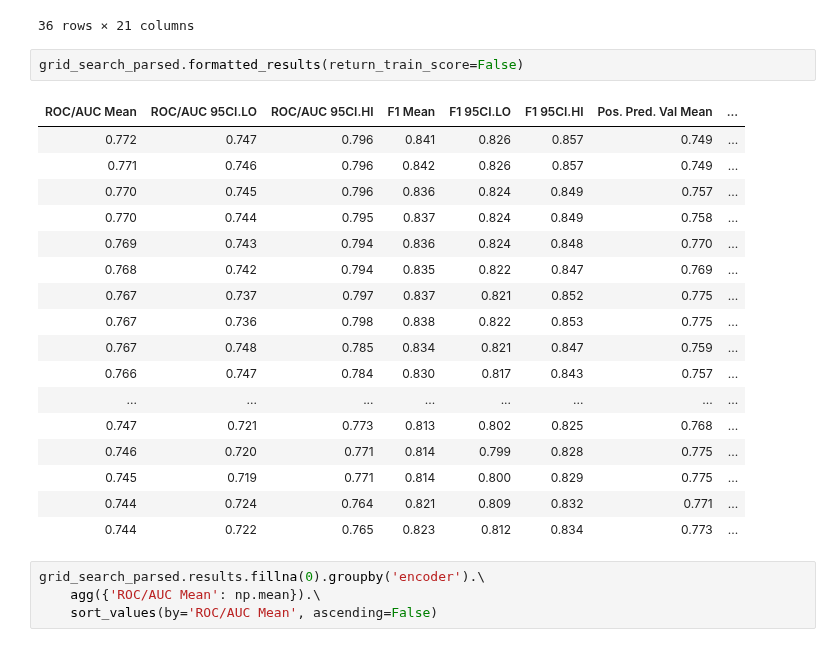
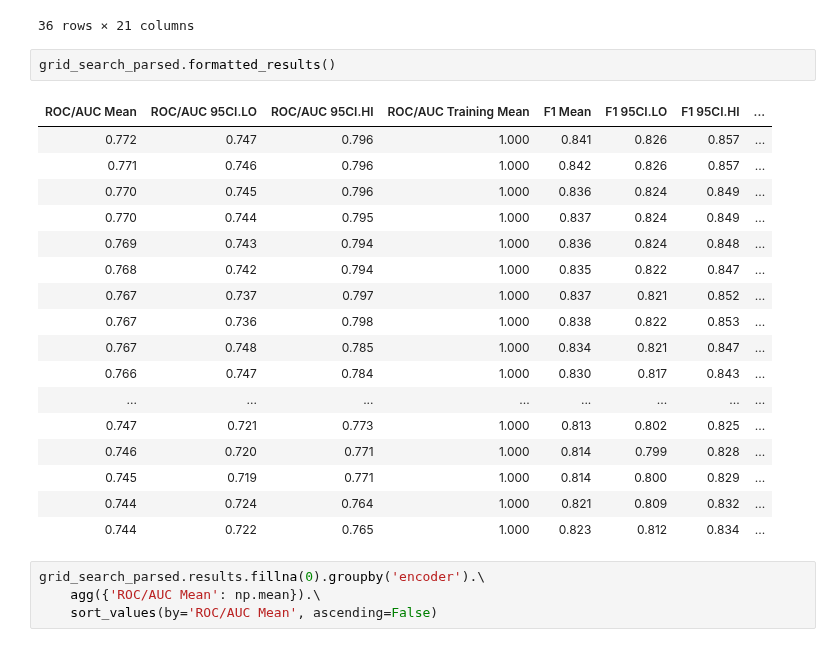
Before and after one commit to shane-kercheval/python-examples, a Jupyter notebook: Classification.ipynb, the cells around one changed output. Drawn from its saved outputs; the diff is of its cells as text.

```diff
--- a/Classification.ipynb
+++ b/Classification.ipynb
@@ -280,25 +280,25 @@ grid_search_parsed.results
 | 26 | 0.743588 | 0.722449 | 0.764727 | 1.0 | 0.822803 | 0.812015 | 0.833591 | ... |
 36 rows × 21 columns
 # %%
-grid_search_parsed.formatted_results(return_train_score=False)
+grid_search_parsed.formatted_results()
 # %% [output]
-| ROC/AUC Mean | ROC/AUC 95CI.LO | ROC/AUC 95CI.HI | F1 Mean | F1 95CI.LO | F1 95CI.HI | Pos. Pred. Val Mean | ... |
-| 0.772 | 0.747 | 0.796 | 0.841 | 0.826 | 0.857 | 0.749 | ... |
-| 0.771 | 0.746 | 0.796 | 0.842 | 0.826 | 0.857 | 0.749 | ... |
-| 0.770 | 0.745 | 0.796 | 0.836 | 0.824 | 0.849 | 0.757 | ... |
-| 0.770 | 0.744 | 0.795 | 0.837 | 0.824 | 0.849 | 0.758 | ... |
-| 0.769 | 0.743 | 0.794 | 0.836 | 0.824 | 0.848 | 0.770 | ... |
-| 0.768 | 0.742 | 0.794 | 0.835 | 0.822 | 0.847 | 0.769 | ... |
-| 0.767 | 0.737 | 0.797 | 0.837 | 0.821 | 0.852 | 0.775 | ... |
-| 0.767 | 0.736 | 0.798 | 0.838 | 0.822 | 0.853 | 0.775 | ... |
-| 0.767 | 0.748 | 0.785 | 0.834 | 0.821 | 0.847 | 0.759 | ... |
-| 0.766 | 0.747 | 0.784 | 0.830 | 0.817 | 0.843 | 0.757 | ... |
+| ROC/AUC Mean | ROC/AUC 95CI.LO | ROC/AUC 95CI.HI | ROC/AUC Training Mean | F1 Mean | F1 95CI.LO | F1 95CI.HI | ... |
+| 0.772 | 0.747 | 0.796 | 1.000 | 0.841 | 0.826 | 0.857 | ... |
+| 0.771 | 0.746 | 0.796 | 1.000 | 0.842 | 0.826 | 0.857 | ... |
+| 0.770 | 0.745 | 0.796 | 1.000 | 0.836 | 0.824 | 0.849 | ... |
+| 0.770 | 0.744 | 0.795 | 1.000 | 0.837 | 0.824 | 0.849 | ... |
+| 0.769 | 0.743 | 0.794 | 1.000 | 0.836 | 0.824 | 0.848 | ... |
+| 0.768 | 0.742 | 0.794 | 1.000 | 0.835 | 0.822 | 0.847 | ... |
+| 0.767 | 0.737 | 0.797 | 1.000 | 0.837 | 0.821 | 0.852 | ... |
+| 0.767 | 0.736 | 0.798 | 1.000 | 0.838 | 0.822 | 0.853 | ... |
+| 0.767 | 0.748 | 0.785 | 1.000 | 0.834 | 0.821 | 0.847 | ... |
+| 0.766 | 0.747 | 0.784 | 1.000 | 0.830 | 0.817 | 0.843 | ... |
 | ... | ... | ... | ... | ... | ... | ... | ... |
-| 0.747 | 0.721 | 0.773 | 0.813 | 0.802 | 0.825 | 0.768 | ... |
-| 0.746 | 0.720 | 0.771 | 0.814 | 0.799 | 0.828 | 0.775 | ... |
-| 0.745 | 0.719 | 0.771 | 0.814 | 0.800 | 0.829 | 0.775 | ... |
-| 0.744 | 0.724 | 0.764 | 0.821 | 0.809 | 0.832 | 0.771 | ... |
-| 0.744 | 0.722 | 0.765 | 0.823 | 0.812 | 0.834 | 0.773 | ... |
+| 0.747 | 0.721 | 0.773 | 1.000 | 0.813 | 0.802 | 0.825 | ... |
+| 0.746 | 0.720 | 0.771 | 1.000 | 0.814 | 0.799 | 0.828 | ... |
+| 0.745 | 0.719 | 0.771 | 1.000 | 0.814 | 0.800 | 0.829 | ... |
+| 0.744 | 0.724 | 0.764 | 1.000 | 0.821 | 0.809 | 0.832 | ... |
+| 0.744 | 0.722 | 0.765 | 1.000 | 0.823 | 0.812 | 0.834 | ... |
 # %%
 grid_search_parsed.results.fillna(0).groupby('encoder').\
     agg({'ROC/AUC Mean': np.mean}).\
```
Also changed, not shown: parts of 29 cells of this notebook.
